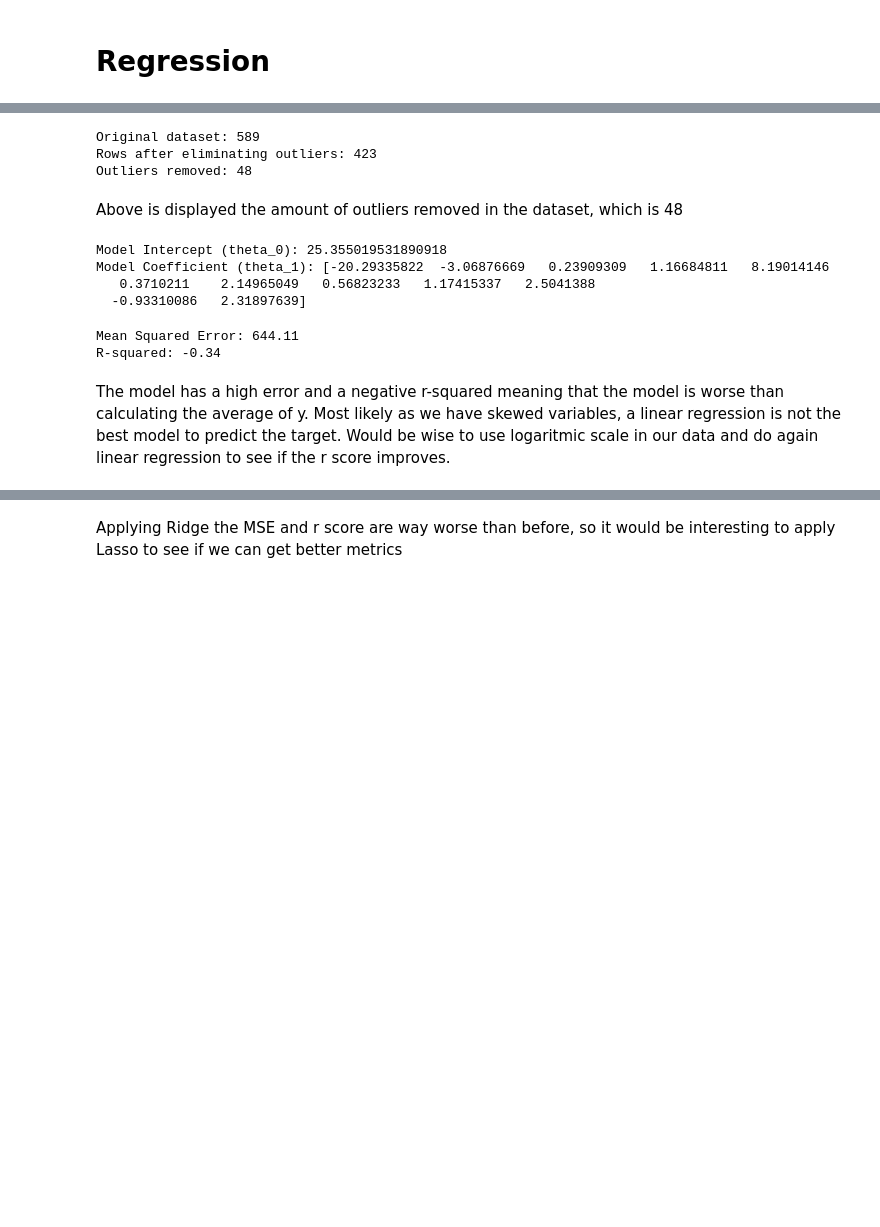
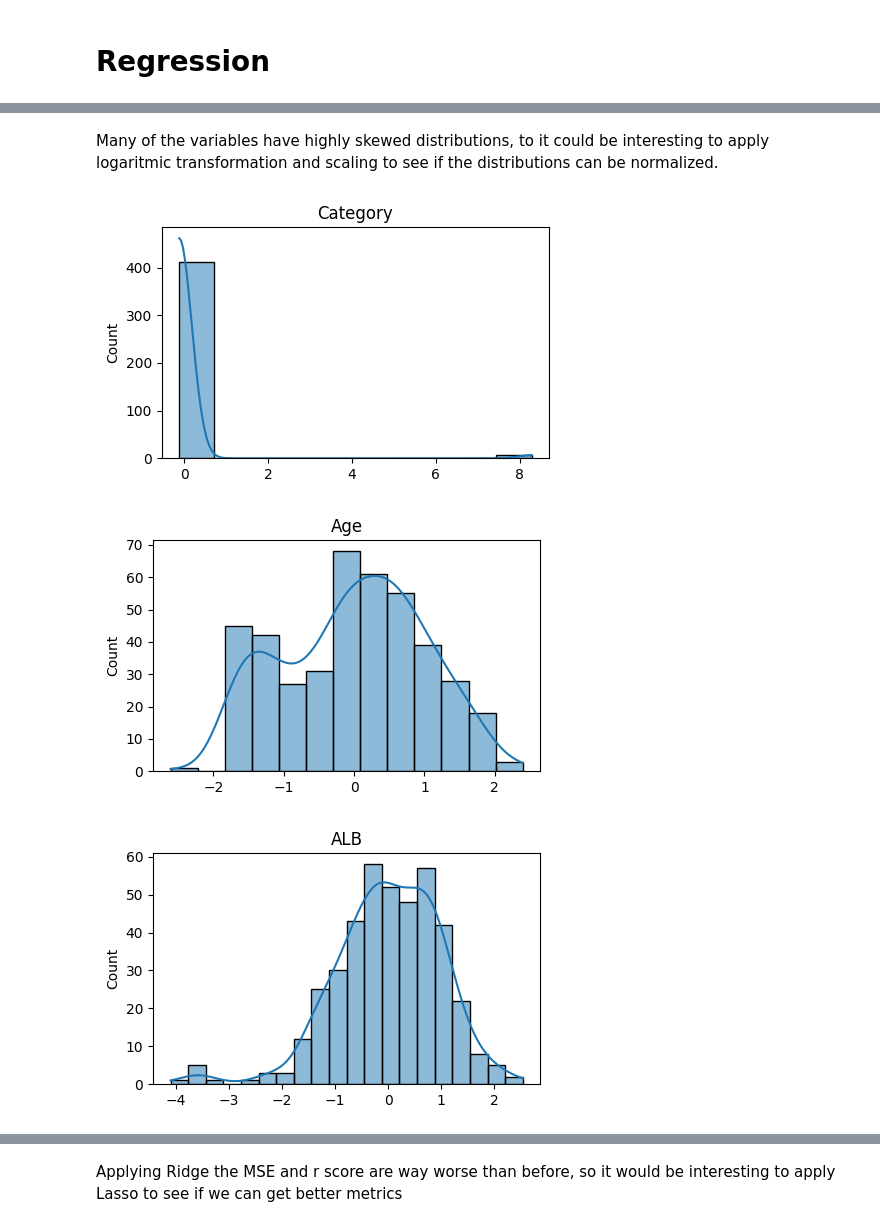
Before and after one commit to Biokatzen/Hepatitis-C-Prediction-Dataset, a Jupyter notebook: HepatitisC_Prediction_Dataset.ipynb, the cells around one changed output, grey strips where cells are left out. Saved outputs shown, nothing was run; the diff lists cells and outputs as text; code cells hidden in the pictures; blank space fills up the shorter version.

```diff
--- a/HepatitisC_Prediction_Dataset.ipynb
+++ b/HepatitisC_Prediction_Dataset.ipynb
@@ -243,10 +272,0 @@ As ALT have a skewed distribution and a normal distribution is required for Line
-# %%
-print(f'Original dataset: {df_encoded.shape[0]}')
-print(f"Rows after eliminating outliers: {X_train_clean.shape[0]}")
-print(f"Outliers removed: {X_train.shape[0] - X_train_clean.shape[0]}")
-# %% [output]
-Original dataset: 589
-Rows after eliminating outliers: 423
-Outliers removed: 48
-# %% [markdown]
-Above is displayed the amount of outliers removed in the dataset, which is 48
@@ -259,30 +273,35 @@ X_test_scaled = scaler.transform(X_test)
-# %%
-from sklearn.linear_model import LinearRegression
-
-model = LinearRegression()
-
-model.fit(X_train_scaled, y_train_clean)
-
-print(f"Model Intercept (theta_0): {model.intercept_}")
-print(f"Model Coefficient (theta_1): {model.coef_}")
-# %% [output]
-Model Intercept (theta_0): 25.355019531890918
-Model Coefficient (theta_1): [-20.29335822  -3.06876669   0.23909309   1.16684811   8.19014146
-   0.3710211    2.14965049   0.56823233   1.17415337   2.5041388
-  -0.93310086   2.31897639]
-# %%
-from sklearn.metrics import mean_squared_error, r2_score
-
-y_pred = model.predict(X_test_scaled)
-
-mse = mean_squared_error(y_test, y_pred)
-r2 = r2_score(y_test, y_pred)
-
-print(f"Mean Squared Error: {mse:.2f}")
-print(f"R-squared: {r2:.2f}")
-# %% [output]
-Mean Squared Error: 644.11
-R-squared: -0.34
-# %% [markdown]
-The model has a high error and a negative r-squared meaning that the model is worse than calculating the average of y. Most likely as we have skewed variables, a linear regression is not the best model to predict the target.
-Would be wise to use logaritmic scale in our data and do again linear regression to see if the r score improves.
+# %% [markdown]
+Many of the variables have highly skewed distributions, to it could be interesting to apply logaritmic transformation and scaling to see if the distributions can be normalized.
+# %%
+import numpy as np
+from sklearn.preprocessing import StandardScaler
+import seaborn as sns
+import matplotlib.pyplot as plt
+
+#Log transformation of both train and test data
+#Clean refers to the dataset that was filtered to remove outliers based on z score
+X_train_log = np.log1p(X_train_clean)
+X_test_log  = np.log1p(X_test)
+y_train_log = np.log1p(y_train_clean)
+
+#Scale data
+scaler = StandardScaler()
+X_train_scaled = scaler.fit_transform(X_train_log)
+X_test_scaled  = scaler.transform(X_test_log)
+
+#Distribution of data of each variable after transformation
+for i, col in enumerate(X_train.columns): # Use enumerate to get the index and column name
+    plt.figure(figsize=(5,3))
+    sns.histplot(X_train_scaled[:, i], kde=True) # Use integer index i for NumPy array
+    plt.title(f"{col}")
+    plt.show()
+
+#Distribution of the target train data after transformation
+plt.figure(figsize=(5,3))
+sns.histplot(y_train_log, kde=True) #Target has not been scaled because it is not needed
+plt.title(f"ALT")
+plt.show()
+# %% [output]
+[figure, added]
+[figure, added]
+[figure, added]
```
Also changed, not shown: parts of 26 cells of this notebook.
